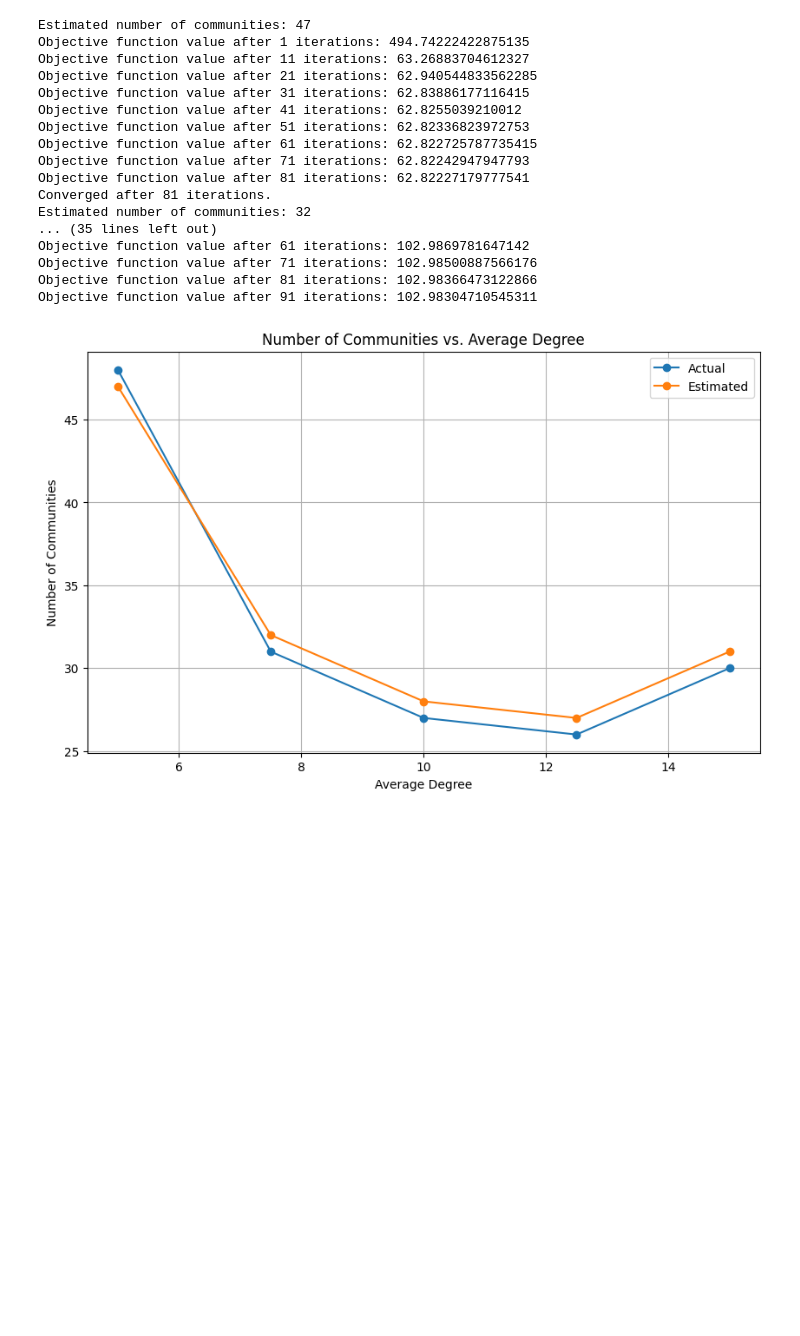
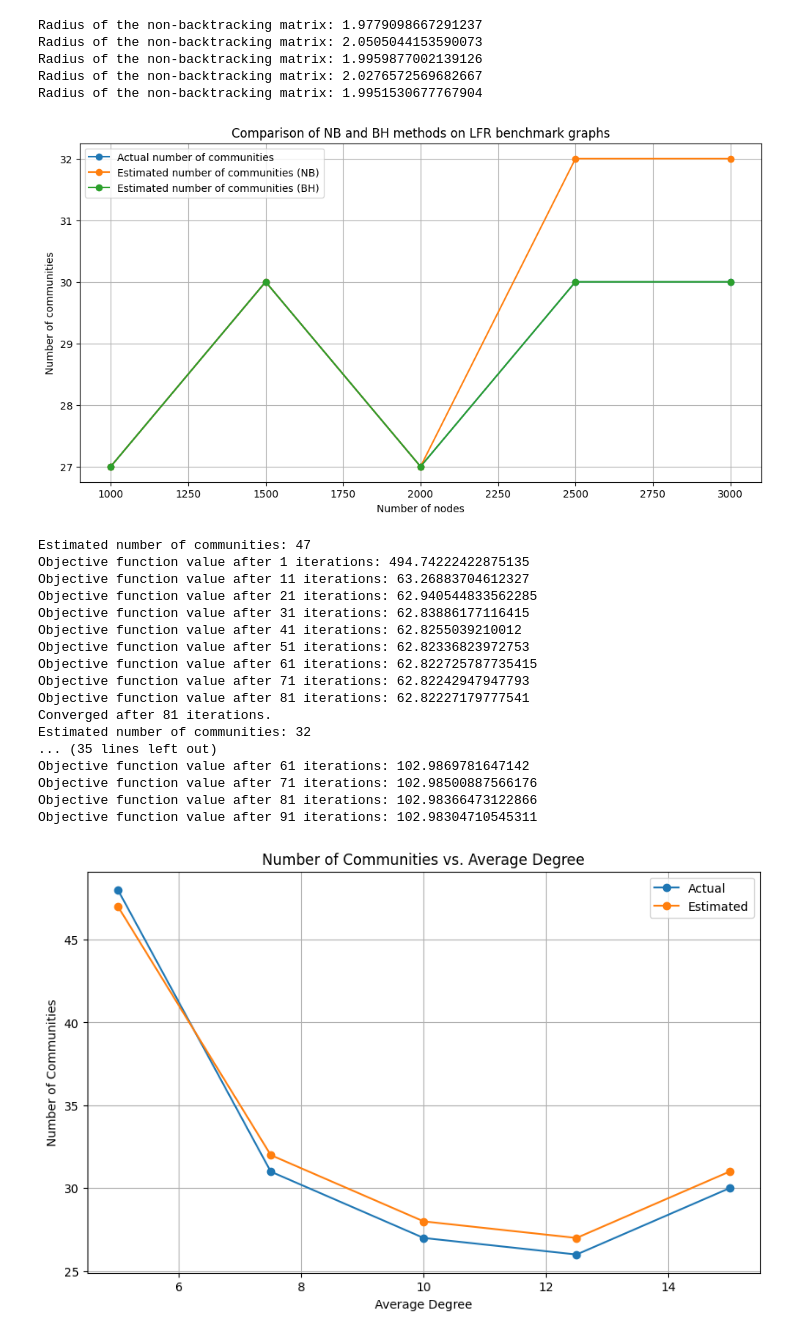
Before and after one commit to shivamgup0001/community-detection-in-sparse-networks-using-NMF, a Jupyter notebook: main.ipynb, the cells around one changed output. Cells and saved outputs as stored; diff of their text form; code cells hidden in the pictures; blank space fills up the shorter version.

```diff
--- a/main.ipynb
+++ b/main.ipynb
@@ -87,7 +87,7 @@ def estimate_number_of_communities(A, t):
 # # print(f"Estimated number of communities using Non-Backtracking: {k2}")
 # %%
 # Non-backtracking matrix-based method to estimate number of communities
-def estimate_num_communities(A, initial_k=4, step=1, max_k=10):
+def estimate_num_communities_NB(A):
     # Step 1: Calculate the degrees of the nodes
     degrees = np.sum(A, axis=1)
     diag_degrees = diags(degrees)
@@ -104,20 +104,16 @@ def estimate_num_communities(A, initial_k=4, step=1, max_k=10):
     print("Radius of the non-backtracking matrix:", radius)
     # radius = np.sqrt(np.sum(np.abs(non_backtracking_matrix.data)**2))
 
-    k = initial_k
-    communities_count = 0
-    all_real_found = False
-
     eigvals = linalg.eigvals(non_backtracking_matrix)
     # eigvals = np.sort(eigvals)[::-1]
     # print the eigenvalues in a file
-    np.savetxt('eigenvalues.txt', eigvals)
-    # plot the eigenvalues
-    plt.plot(eigvals.real, eigvals.imag, 'o')
-    plt.xlabel('Re')
-    plt.ylabel('Im')
-    plt.title('Eigenvalues of the non-backtracking matrix')
-    plt.show()
+    # np.savetxt('eigenvalues.txt', eigvals)
+    # # plot the eigenvalues
+    # plt.plot(eigvals.real, eigvals.imag, 'o')
+    # plt.xlabel('Re')
+    # plt.ylabel('Im')
+    # plt.title('Eigenvalues of the non-backtracking matrix')
+    # plt.show()
 
     # count number of real eigenvalues that are greater than or equal to the radius
     communities_count = len([eig for eig in eigvals if np.isclose(eig.imag, 0) and abs(eig.real) >= radius])
@@ -565,3 +561,42 @@ def generate_lfr_benchmark_graph(n, tau1, tau2, mu, avg_degree, max_degree, min_
     # print(f"\nOriginal Community Assignment:\n", community_assignment)
 
     return G, adj_matrix, community_assignment
+# %%
+# Comparison of NB and BH methods on different LFR benchmark graphs
+num_nodes_values = [1000, 1500, 2000, 2500, 3000]
+min_community_values = [i//40 for i in num_nodes_values]
+max_community_values = [i//20 for i in num_nodes_values]
+actual_num_communities = []
+estimated_num_communities_NB = []
+estimated_num_communities_BH = []
+for num_nodes, min_community, max_community in zip(num_nodes_values, min_community_values, max_community_values):
+    G, adj_matrix, community_assignment = generate_lfr_benchmark_graph(
+        n=num_nodes, tau1=3, tau2=1.5, mu=0.1, avg_degree=4, max_degree=15,
+        min_community=min_community, max_community=max_community, seed=42
+    )
+
+    unique_values = np.unique(community_assignment)
+    actual_num_communities.append(len(unique_values))
+    num_communities_NB = estimate_num_communities_NB(adj_matrix)
+    estimated_num_communities_NB.append(num_communities_NB)
+    num_communities_BH = estimate_num_communities_BH(adj_matrix, 4)
+    estimated_num_communities_BH.append(num_communities_BH)
+
+# Plot the results
+plt.figure(figsize=(12, 6))
+plt.plot(num_nodes_values, actual_num_communities, 'o-', label='Actual number of communities')
+plt.plot(num_nodes_values, estimated_num_communities_NB, 'o-', label='Estimated number of communities (NB)')
+plt.plot(num_nodes_values, estimated_num_communities_BH, 'o-', label='Estimated number of communities (BH)')
+plt.xlabel('Number of nodes')
+plt.ylabel('Number of communities')
+plt.title('Comparison of NB and BH methods on LFR benchmark graphs')
+plt.legend()
+plt.grid()
+plt.show()
+# %% [output]
+Radius of the non-backtracking matrix: 1.9779098667291237
+Radius of the non-backtracking matrix: 2.0505044153590073
+Radius of the non-backtracking matrix: 1.9959877002139126
+Radius of the non-backtracking matrix: 2.0276572569682667
+Radius of the non-backtracking matrix: 1.9951530677767904
+[figure, added]
```
Also changed, not shown: parts of 2 cells of this notebook, 3 other files.
